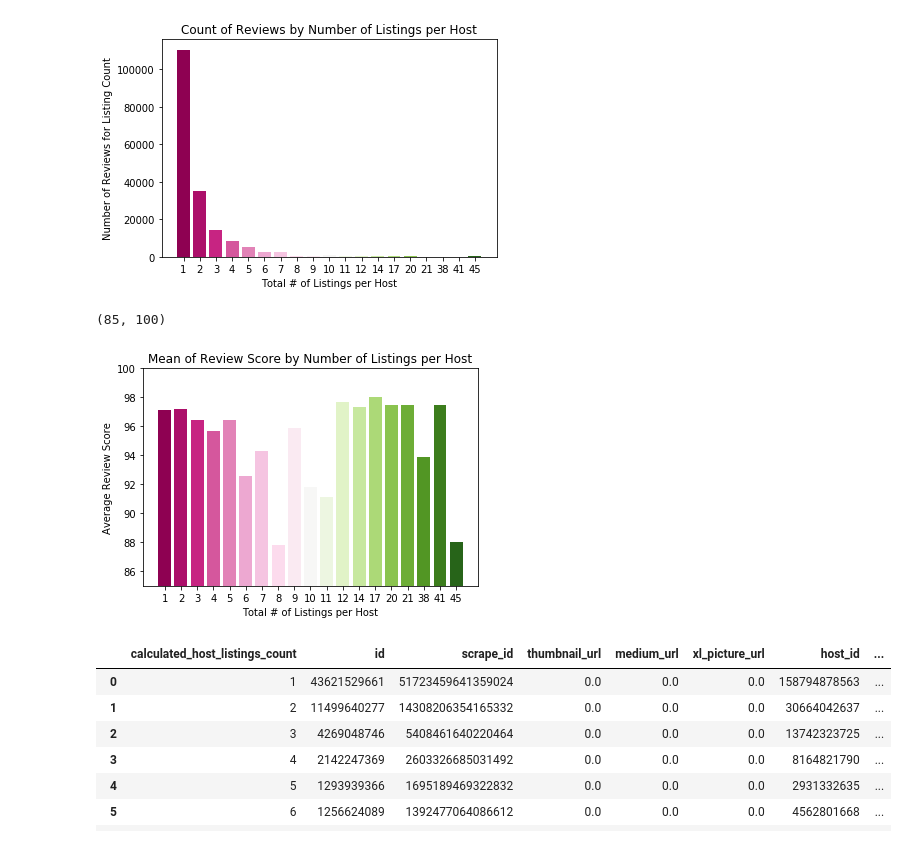
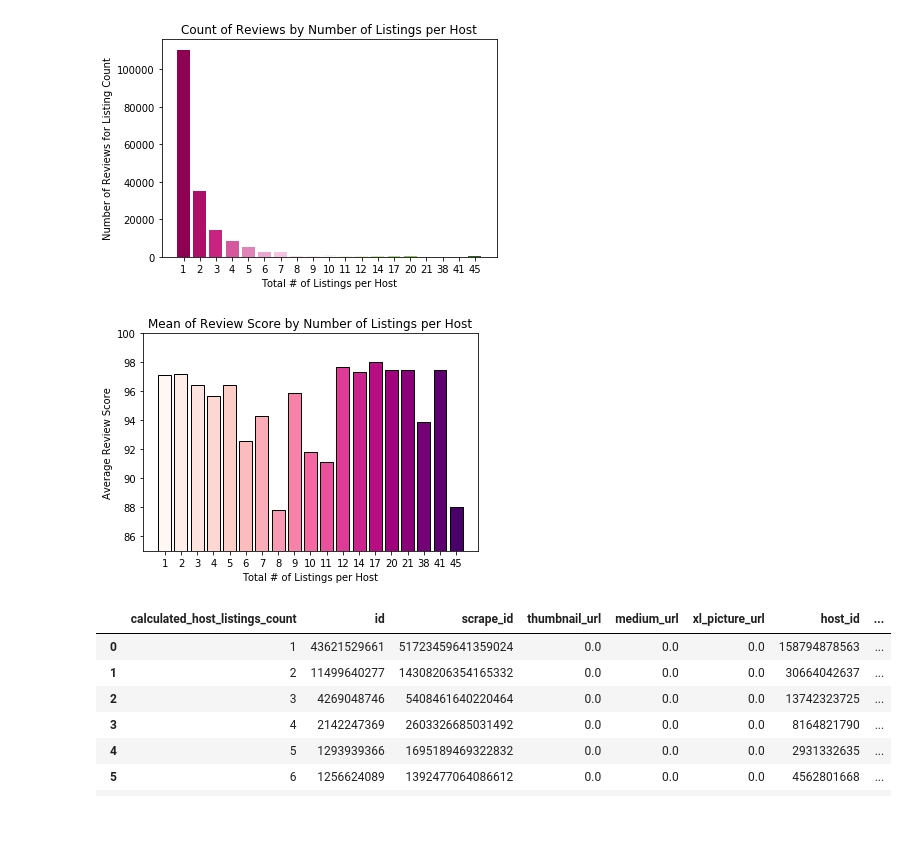
Before and after one commit to jschne1989/project1, a Jupyter notebook: project1_airbnb.ipynb, the cells around one changed output. Saved outputs shown, nothing was run; the diff lists cells and outputs as text; code cells hidden in the pictures.

Commit message:
update code to output images

```diff
--- a/project1_airbnb.ipynb
+++ b/project1_airbnb.ipynb
@@ -181,6 +181,9 @@ neighborhood_count.head()
 | Barnum | 25 | 25 | 25 | 25 | 25 | 25 | 24 | 25 | ... |
 | Barnum West | 21 | 21 | 21 | 21 | 21 | 21 | 20 | 21 | ... |
 5 rows × 96 columns
+# %%
+#cmap coloring for all
+cmap = plt.cm.RdPu
 # %%
 #reset index
 neighborhood_count = neighborhood_count.reset_index()
@@ -337,11 +325,13 @@ prof_df.head()
 # %%
 count_df = prof_df.sort_values("Property Count", ascending=False)
 # %%
-cmap = plt.cm.tab20
-colors = cmap(np.linspace(0.,1., len("Average Rating")))
-plot_df = prof_df.plot.bar(y="Average Rating", color=colors)
+#make at beginning cmap and color
+colors = cmap(np.linspace(0.,1., len(prof_df['Average Rating'])))
+plot_df = prof_df.plot.bar(y="Average Rating", color=colors, edgecolor='black')
 plt.ylim(88, 100)
 plt.legend("")
 plt.xlabel("Property Type")
 plt.ylabel("Average Rating")
+plt.title('Average Rating per Property Type')
+plt.savefig('Presentation_Images/Average_Rating_per_Property_Type.png')
 # %% [output]
@@ -669,15 +668,16 @@ y = list_grouped_host_count["id"]
 x_axis = np.arange(len(y))
 
 #choose color map to import for chart
-cmap = plt.cm.PiYG
 colors = cmap(np.linspace(0.,1., len(y)))
 
 #plot chart, and replace x ticks with listing count values
-plt.bar(x_axis,y,color= colors,align="center")
+plt.bar(x_axis,y,color= colors,edgecolor='black',align="center")
 plt.xticks(x_axis, listing_count)
 
 #label chart
 plt.title("Count of Hosts by Number of Listings per Host")
 plt.xlabel("Total # of Listings per Host")
 plt.ylabel("Number of Hosts for Listing Count")
+
+plt.savefig('Presentation_Images/Count_of_Hosts_by_Number_of_Listings_per_Host.png')
 # %% [output]
@@ -691,7 +690,6 @@ y = list_grouped["number_of_reviews"]
 x_axis = np.arange(len(y))
 
 #choose color map to import for chart
-cmap = plt.cm.PiYG
 colors = cmap(np.linspace(0.,1., len(y)))
 
 #plot chart, and replace x ticks with listing count values
@@ -708,26 +706,26 @@ Text(0,0.5,'Number of Reviews for Listing Count')
 # %%
 #calculate values. Y values are count of reviews, so pull from id column.
 #pull x tick labels from listing count column. Set xticks first by taking len of y values (in essence the quantity of x values)
 listing_count = list_grouped["calculated_host_listings_count"]
 y = list_grouped_mean_review["review_scores_rating"]
 x_axis = np.arange(len(y))
 
 #choose color map to import for chart
-cmap = plt.cm.PiYG
 colors = cmap(np.linspace(0.,1., len(y)))
 
 #plot chart, and replace x ticks with listing count values
-plt.bar(x_axis,y,color= colors,align="center")
+plt.bar(x_axis,y,color= colors,edgecolor='black',align="center")
 plt.xticks(x_axis, listing_count)
 
 #label chart
 plt.title("Mean of Review Score by Number of Listings per Host")
 plt.xlabel("Total # of Listings per Host")
 plt.ylabel("Average Review Score")
 plt.ylim(85, 100)
+
+plt.savefig('Presentation_Images/Mean_of_Review_Score_by_Number_of_Listings_per_Host.png')
 # %% [output]
-(85, 100)
-[figure, old version]
+[figure, new version]
 # %%
 #groupby cancellation policy
 
```
Also changed, not shown: parts of 15 cells of this notebook.
